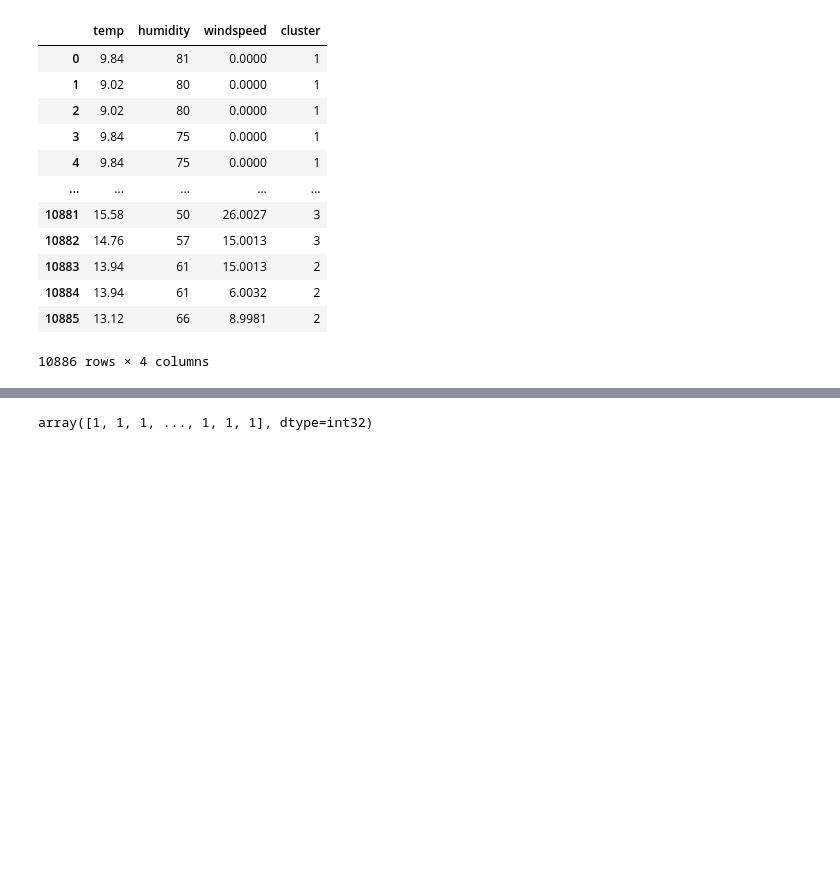
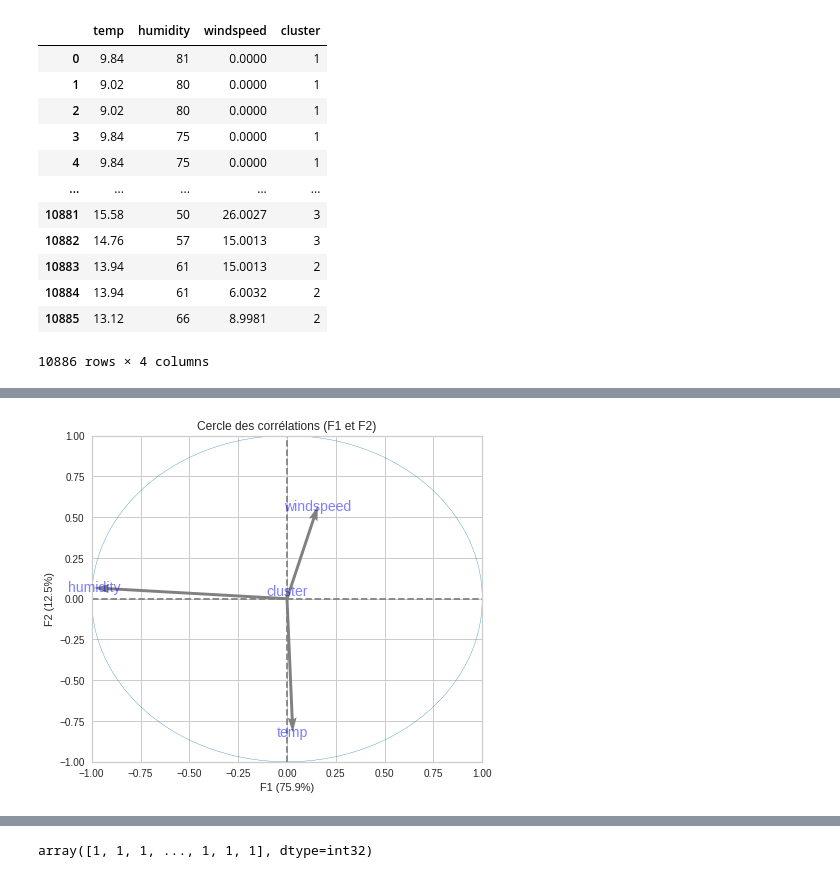
Before and after one commit to GSoulat/veloc, a Jupyter notebook: machine_learning/clusturing.ipynb, the cells around one changed output, grey strips where cells are left out. Saved outputs shown, nothing was run; the diff lists cells and outputs as text; code cells hidden in the pictures; blank space fills up the shorter version.

```diff
--- a/machine_learning/clusturing.ipynb
+++ b/machine_learning/clusturing.ipynb
@@ -196,0 +125,6 @@ X
+# %%
+features =X.columns
+pcs= pca.components_
+display_circles(pcs, 3, pca, [(0,1),(2,3),(4,5)], labels = np.array(features))
+# %% [output]
+[figure, added]
```
Also changed, not shown: parts of 34 cells of this notebook, 7 other files.
